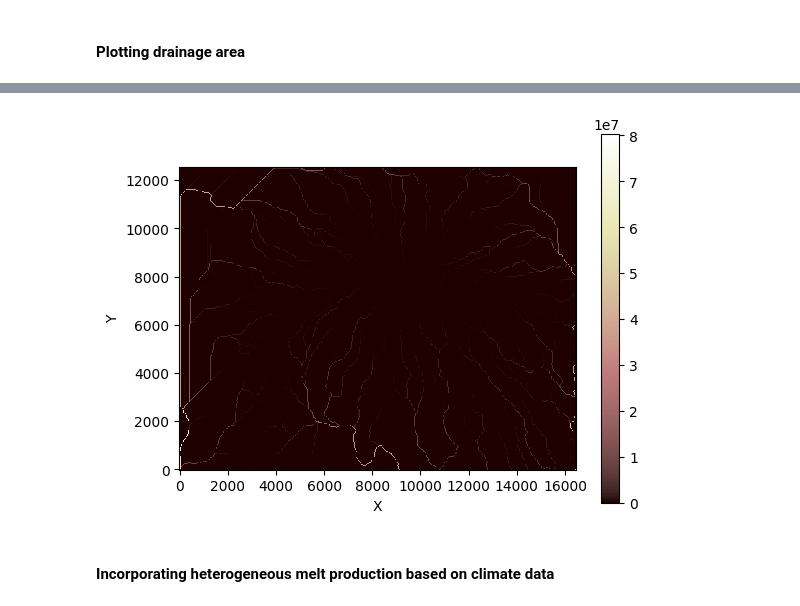
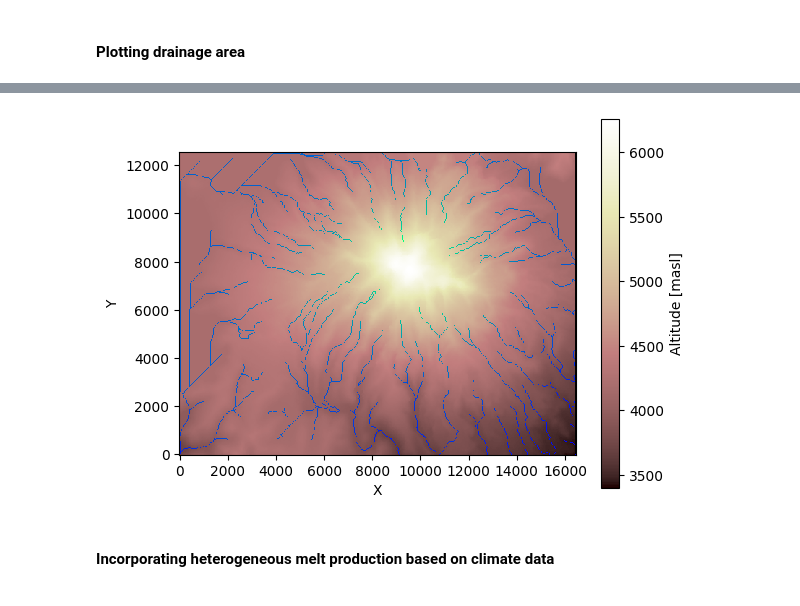
Before and after one commit to csdms-espin/ESPIn_2023_glacial_water_routing, a Jupyter notebook: Presentation_Notebook.ipynb, the cells around one changed output, grey strips where cells are left out. Drawn from its saved outputs; the diff is of its cells as text; code cells hidden in the pictures.

```diff
--- a/Presentation_Notebook.ipynb
+++ b/Presentation_Notebook.ipynb
@@ -93,7 +89,7 @@ log plot?
-# %%
-andes.grid.imshow('surface_water__discharge')
-# %% [output]
-[figure, removed]
+# %%
+andes.dem_da_plot(da_threshold1 = 0.5e6)
+# %% [output]
+[figure, added]
 # %% [markdown]
 #### Incorporating heterogeneous melt production based on climate data
 # %%
```
Also changed, not shown: parts of 3 cells of this notebook, 1 other file.
